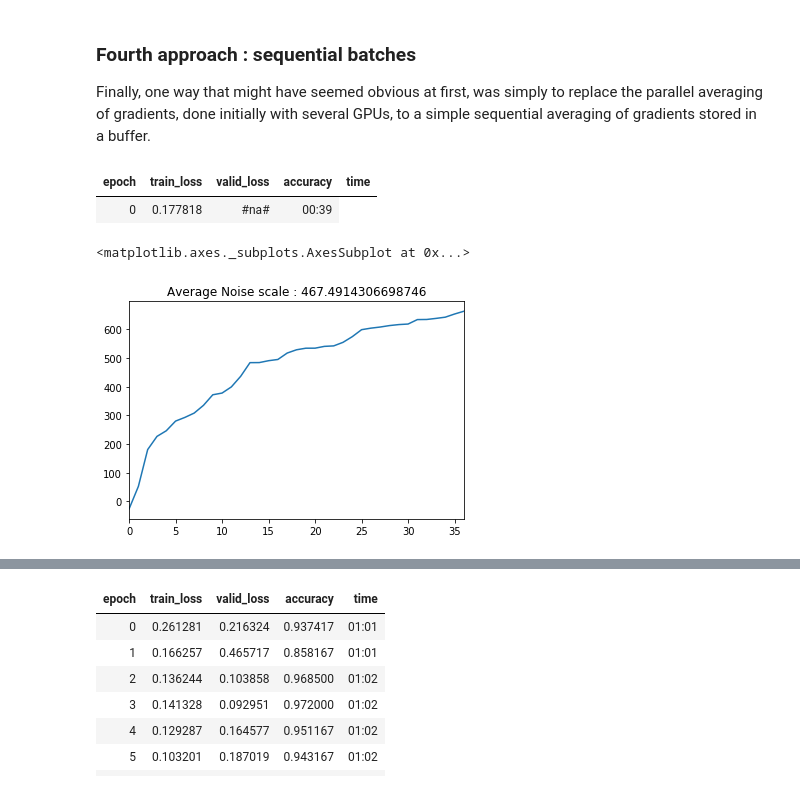
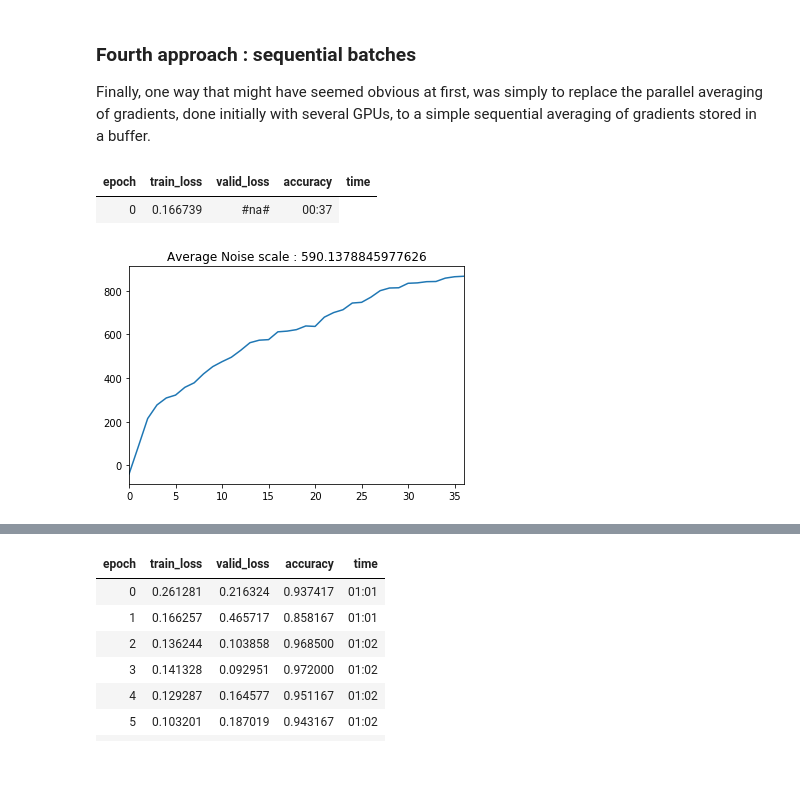
Before and after one commit to dhuynh95/fastai_bs_finder, a Jupyter notebook: bs_finder.ipynb, the cells around one changed output, grey strips where cells are left out. Saved outputs shown, nothing was run; the diff lists cells and outputs as text; code cells hidden in the pictures.

```diff
--- a/bs_finder.ipynb
+++ b/bs_finder.ipynb
@@ -410,15 +406,19 @@ def mom3(avg, beta, yi, i):
 
 class BSFinder(LearnerCallback):
 
-  def __init__(self, learn:Learner, bs=None, num_it:int=100, n_batch = 5,beta = 0.9):
+  def __init__(self, learn:Learner, bs=None, num_it:int=None, n_batch = 5,beta = 0.99):
       super().__init__(learn)
       self.data = learn.data
 
-      if bs: self.data.batch_size = bs
+      if bs:
+        self.data.batch_size = bs
+      else:
+        bs = self.data.batch_size = bs
+
       self.b_small = bs
       self.b_big = bs * n_batch
 
-      self.num_it = num_it
+      self.num_it = num_it if num_it else len(self.data.train_ds) // bs
       self.n_batch = n_batch
       self.beta = beta
 
@@ -468,6 +468,7 @@ class BSFinder(LearnerCallback):
         scale = scale.item()
         noise = noise.item()
         noise_scale = (scale / noise)
+
         self.output.append({"noise":noise,"scale":scale,"noise_scale":noise_scale})
 
   def on_train_end(self, **kwargs:Any)->None:
@@ -476,29 +477,33 @@ class BSFinder(LearnerCallback):
       if hasattr(self.learn.model, 'reset'): self.learn.model.reset()
       for cb in self.callbacks:
           if hasattr(cb, 'reset'): cb.reset()
+
+  def plot(self):
+    df = pd.DataFrame(self.output)
+    df.noise_scale.plot(title=f"Average Noise scale : {df.noise_scale.mean()}")
 # %%
-def bs_find(learn:Learner,lr,bs=None, num_it:int=10, n_batch = 5,beta = 0.9,wd = None):
-  cb = BSFinder(learn, bs, num_it, n_batch,beta)
+def bs_find(learn:Learner,lr,bs=None, num_it:int=None, n_batch = 20,beta = 0.99,wd = None):
+  if not bs: bs = learn.data.batch_size
+  if not num_it : num_it = len(learn.data.train_ds) // bs
+
+  cb = BSFinder(learn, bs=bs, num_it=num_it, n_batch=n_batch,beta=beta)
   epochs = int(np.ceil(num_it/len(learn.data.train_dl)))
   learn.fit(epochs, lr, callbacks=[cb], wd=wd)
+
   return cb
 # %%
 # We create our learner
 model = create_model()
 learn = Learner(data, model, loss_func = nn.CrossEntropyLoss(), metrics=accuracy)
 
 lr = 0.05
 bs = 64
 num_it = 750
 n_batch = 20
 beta = 0.99
 
-cb = bs_find(learn,lr,bs,num_it,n_batch,beta)
-
-df = pd.DataFrame(cb.output)
-df.noise_scale.plot(title=f"Average Noise scale : {df.noise_scale.mean()}")
+bs_find(learn,lr=lr,bs=bs,num_it=num_it,n_batch=n_batch,beta=beta).plot()
 # %% [output]
 | epoch | train_loss | valid_loss | accuracy | time |
-| 0 | 0.177818 | #na# | 00:39 |
+| 0 | 0.166739 | #na# | 00:37 |
-<matplotlib.axes._subplots.AxesSubplot at 0x...>
-[figure, old version]
+[figure, new version]
```
Also changed, not shown: parts of 94 cells of this notebook.
